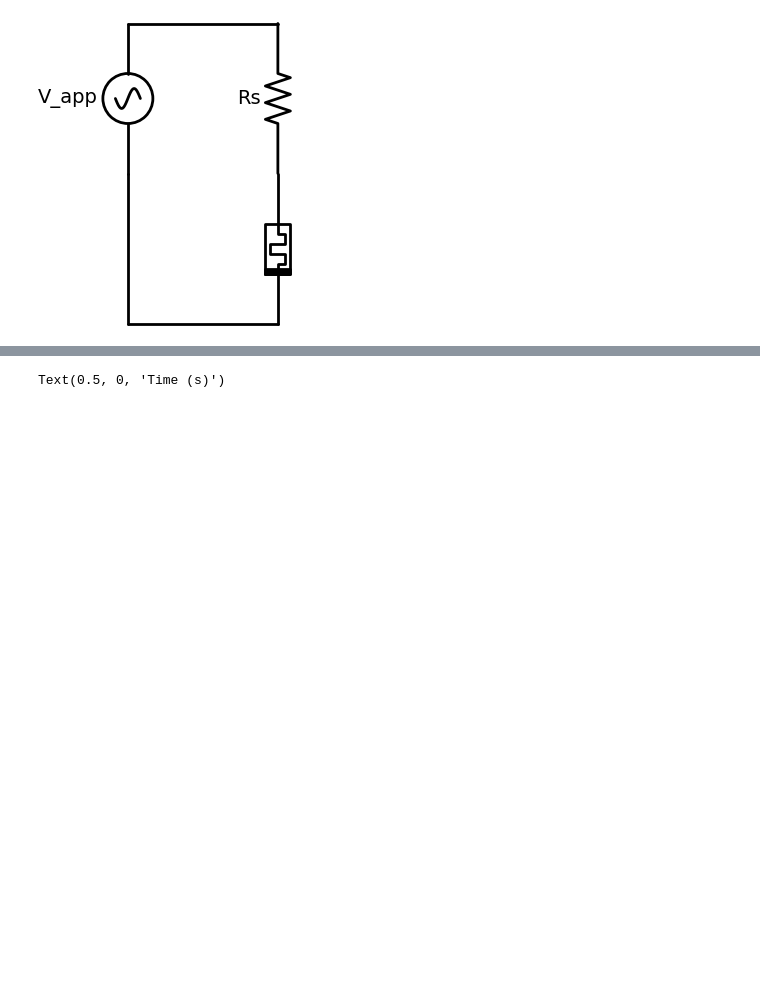
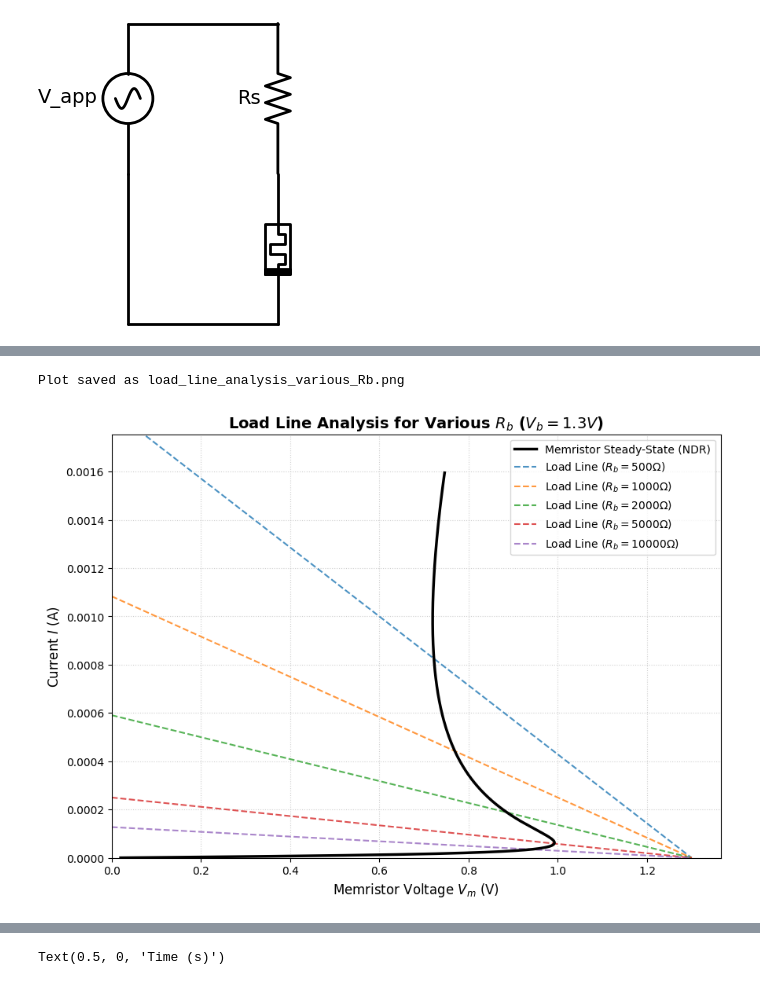
Before and after one commit to Sumalyo/MONN_work, a Jupyter notebook: Memristor_Tasks.ipynb, the cells around one changed output, grey strips where cells are left out. Cells and saved outputs as stored; diff of their text form; code cells hidden in the pictures; blank space fills up the shorter version.

```diff
--- a/Memristor_Tasks.ipynb
+++ b/Memristor_Tasks.ipynb
@@ -377,0 +387,51 @@ plt.show()
+# %%
+mem = Memristor()
+
+# 1. Generate the Steady-State Memristor Curve (S-Curve)
+# Sweep temperature to find steady-state points
+T_range = np.linspace(mem.Tamb + 0.01, 2000, 2000)
+G_static = mem.getMemcondductance(T_range)
+# Vm = sqrt( P_out / G )
+Vm_static = np.sqrt(mem.gth * (T_range - mem.Tamb) / G_static)
+Im_static = Vm_static * G_static
+
+# Store steady state data for CSV
+df_static = pd.DataFrame({'Temperature_K': T_range, 'Vm_V': Vm_static, 'Im_A': Im_static})
+df_static.to_csv('memristor_static_iv.csv', index=False)
+
+# 2. Define various Rb values
+Rb_list = [500, 1000, 2000, 5000, 10000]
+Vb = 1.3
+
+plt.figure(figsize=(10, 7))
+
+# Plot Memristor Characteristic
+plt.plot(Vm_static, Im_static, label='Memristor Steady-State (NDR)', color='black', linewidth=2.5, zorder=5)
+
+# Plot Load Lines
+V_axis = np.linspace(0, Vb, 200)
+load_line_data = {'V_axis': V_axis}
+
+for Rb in Rb_list:
+    R_total = Rb + mem.Rs
+    I_load_line = (Vb - V_axis) / R_total
+    plt.plot(V_axis, I_load_line, label=f'Load Line ($R_b={Rb}\Omega$)', linestyle='--', alpha=0.8)
+    load_line_data[f'I_load_line_Rb_{Rb}'] = I_load_line
+
+df_load_lines = pd.DataFrame(load_line_data)
+df_load_lines.to_csv('load_lines_analysis.csv', index=False)
+
+# Formatting
+plt.title(f"Load Line Analysis for Various $R_b$ ($V_b = {Vb}V$)", fontsize=14, fontweight='bold')
+plt.xlabel("Memristor Voltage $V_m$ (V)", fontsize=12)
+plt.ylabel("Current $I$ (A)", fontsize=12)
+plt.xlim(0, Vb * 1.05)
+plt.ylim(0, max(Im_static[Vm_static <= Vb*1.1]) * 1.1)
+plt.grid(True, linestyle=':', alpha=0.6)
+plt.legend(loc='best', fontsize=10)
+
+plt.savefig('load_line_analysis_various_Rb.png', dpi=300)
+print("Plot saved as load_line_analysis_various_Rb.png")
+# %% [output]
+Plot saved as load_line_analysis_various_Rb.png
+[figure, added]
```
Also changed, not shown: parts of 11 cells of this notebook.
